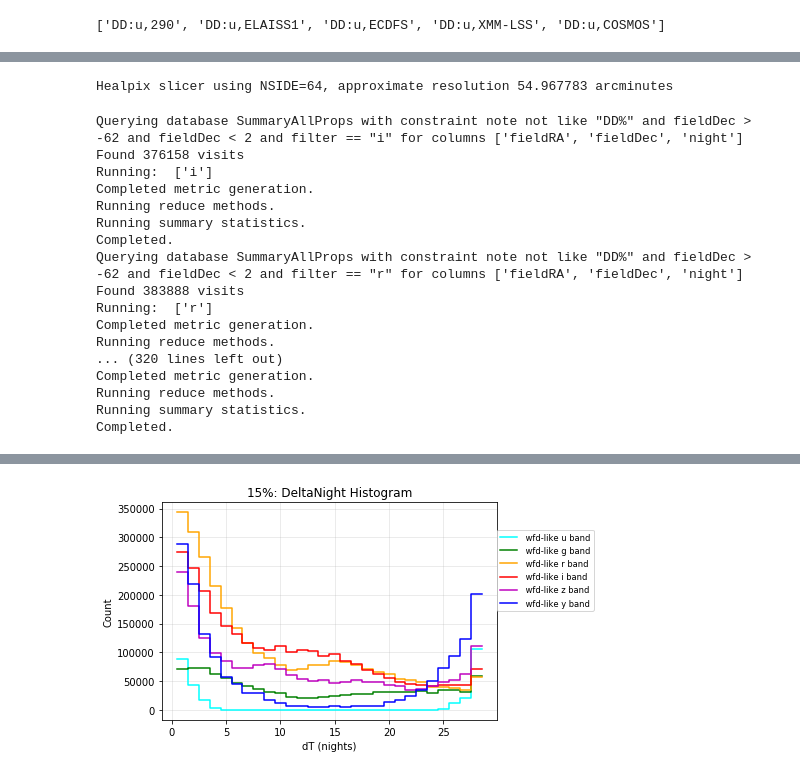
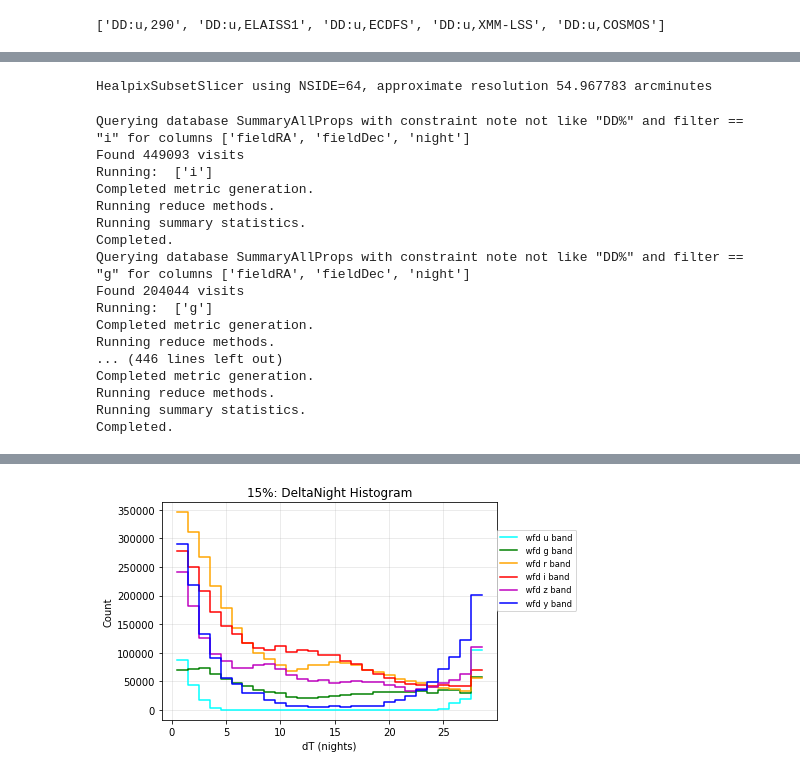
Before and after one commit to lsst-pst/survey_strategy, a Jupyter notebook: fbs_1.3/u band swap.ipynb, the cells around one changed output, grey strips where cells are left out. Saved outputs shown, nothing was run; the diff lists cells and outputs as text; code cells hidden in the pictures.

```diff
--- a/fbs_1.3/u band swap.ipynb
+++ b/fbs_1.3/u band swap.ipynb
@@ -463,6 +459,8 @@ for r in runs:
 plt.figure(figsize=(8,6))
 for r in runs:
     plt.plot(m, frac[r], label=r)
+for r in runs_pairs:
+    plt.plot(m, frac[r], label=r, linestyle='--')
 plt.legend(loc='upper right', fancybox=True, fontsize='large')
 plt.xlabel('Moon phase')
 plt.ylabel('Fraction of visits in u band')
@@ -472,19 +470,19 @@ Text(0, 0.5, 'Fraction of visits in u band')
 # %%
 # Look into the grizy cadences
-sql = 'note not like "DD%" and fieldDec > -62 and fieldDec < 2'
-metadata = 'wfd-like'
+sql = 'note not like "DD%"'
+metadata = 'wfd'
 filterlist = ['u', 'g', 'r', 'i', 'z', 'y']
 
 bins = np.arange(1, 30, 1)
-s = slicers.HealpixSlicer(nside=64)
+s = slicers.HealpixSubsetSlicer(nside, np.where(wfd==1)[0])
 
 deltaBundles = {}
-for r in runs:
+for r in opsdb:
     deltaBundles[r] = {}
     for f in filterlist:
         # Histogram of the number of nights between visits, per filter
         sqls = sql + ' and filter == "%s"' % f
-        md = 'wfd-like %s band' % f
+        md = 'wfd %s band' % f
         metric = metrics.NightgapsMetric(bins=bins, nightCol='night', metricName='DeltaNight Histogram')
         plotDict = {'bins': bins, 'xlabel': 'dT (nights)'}
         plotFunc = plots.SummaryHistogram()
@@ -492,37 +490,37 @@ for r in runs:
                                  metadata=md, plotFuncs=[plotFunc])
         deltaBundles[r][f] = bundle
 # %% [output]
-Healpix slicer using NSIDE=64, approximate resolution 54.967783 arcminutes
+HealpixSubsetSlicer using NSIDE=64, approximate resolution 54.967783 arcminutes
 # %%
-for r in runs:
-    g = mb.MetricBundleGroup(deltaBundles[r], opsdb[r])
+for r in opsdb:
+    g = mb.MetricBundleGroup(deltaBundles[r], opsdb[r], outDir=outDir)
     g.runAll()
 # %% [output]
-Querying database SummaryAllProps with constraint note not like "DD%" and fieldDec > -62 and fieldDec < 2 and filter == "i" for columns ['fieldRA', 'fieldDec', 'night']
-Found 376158 visits
+Querying database SummaryAllProps with constraint note not like "DD%" and filter == "i" for columns ['fieldRA', 'fieldDec', 'night']
+Found 449093 visits
 Running:  ['i']
 Completed metric generation.
 Running reduce methods.
 Running summary statistics.
 Completed.
-Querying database SummaryAllProps with constraint note not like "DD%" and fieldDec > -62 and fieldDec < 2 and filter == "r" for columns ['fieldRA', 'fieldDec', 'night']
-Found 383888 visits
-Running:  ['r']
+Querying database SummaryAllProps with constraint note not like "DD%" and filter == "g" for columns ['fieldRA', 'fieldDec', 'night']
+Found 204044 visits
+Running:  ['g']
 Completed metric generation.
 Running reduce methods.
-... (320 lines left out)
+... (446 lines left out)
 Completed metric generation.
 Running reduce methods.
 Running summary statistics.
 Completed.
 # %%
 filtercolors = {'u': 'cyan', 'g': 'g', 'r': 'orange', 'i': 'r', 'z': 'm', 'y': 'b'}
-for r in runs:
+for r in opsdb:
     for f in filterlist:
         plotDict = {'color': filtercolors[f]}
         deltaBundles[r][f].setPlotDict(plotDict)
 # %%
-for r in runs:
+for r in opsdb:
     ph.setMetricBundles(deltaBundles[r])
     ph.plot(plotFunc=plots.SummaryHistogram(), plotDicts={'legendloc': (1.0, .5)})
 # %% [output]
@@ -534 +532 @@ for r in runs:
-[figure, old version]
+[figure, new version]
```
Also changed, not shown: parts of 31 cells of this notebook.
